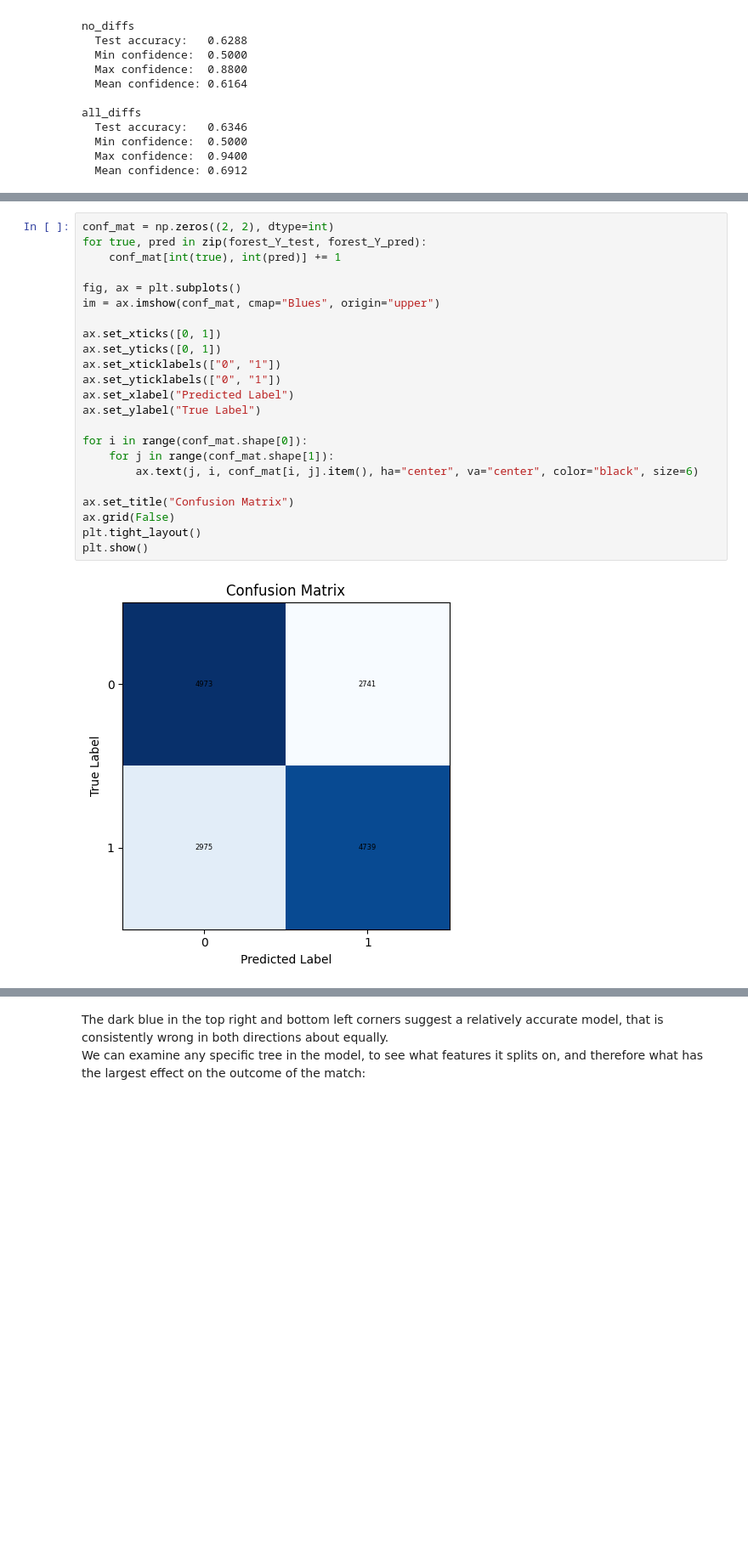
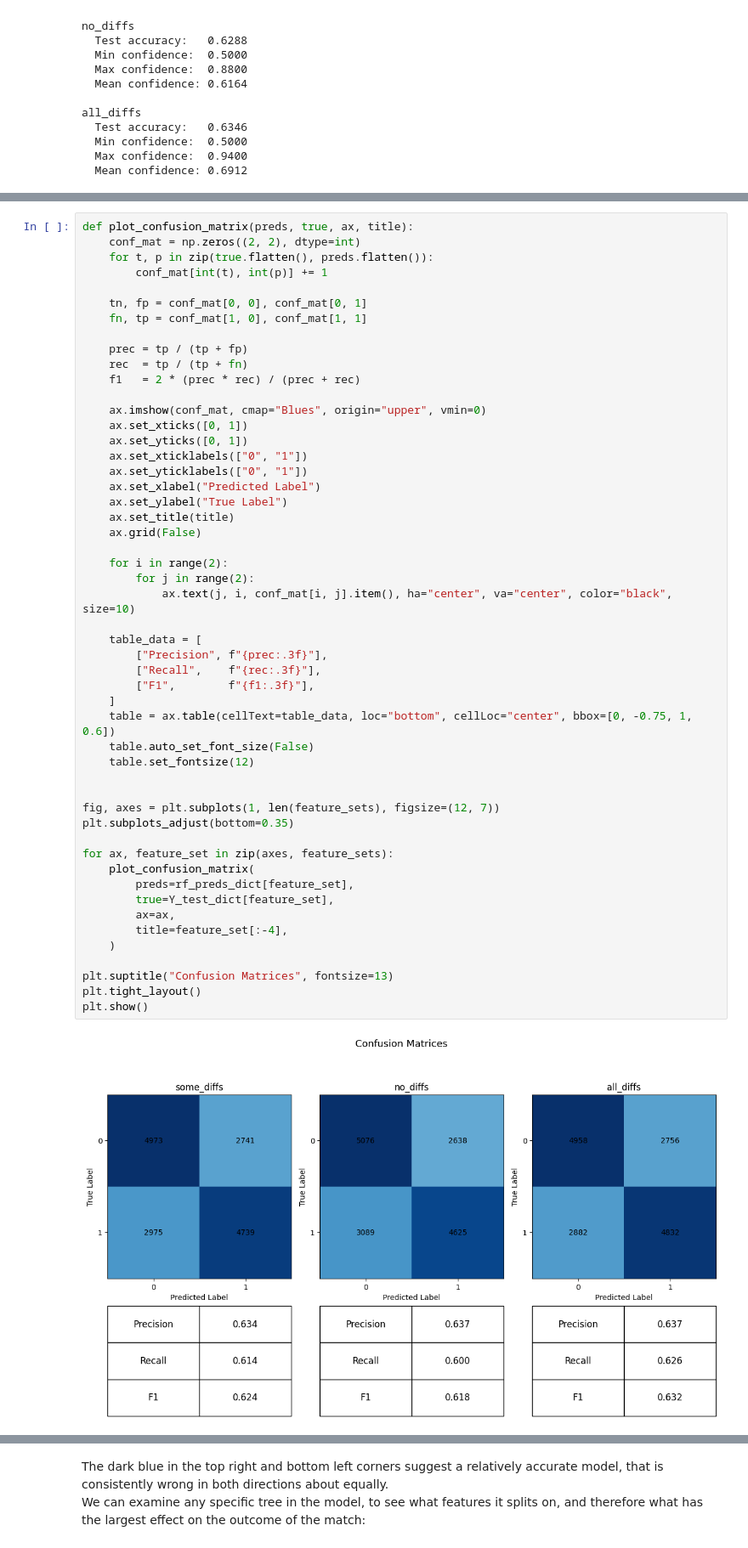
Before and after one commit to CamBitter/RallyRF, a Jupyter notebook: report.ipynb, the cells around one changed output, grey strips where cells are left out. Shown at 85% size. Cells and saved outputs as stored; diff of their text form; blank space fills up the shorter version.

```diff
--- a/report.ipynb
+++ b/report.ipynb
@@ -690,25 +692,53 @@ Despite these differences though, these models essentially all have the same tes
 # %%
-conf_mat = np.zeros((2, 2), dtype=int)
-for true, pred in zip(forest_Y_test, forest_Y_pred):
-    conf_mat[int(true), int(pred)] += 1
+def plot_confusion_matrix(preds, true, ax, title):
+    conf_mat = np.zeros((2, 2), dtype=int)
+    for t, p in zip(true.flatten(), preds.flatten()):
+        conf_mat[int(t), int(p)] += 1
 
-fig, ax = plt.subplots()
-im = ax.imshow(conf_mat, cmap="Blues", origin="upper")
+    tn, fp = conf_mat[0, 0], conf_mat[0, 1]
+    fn, tp = conf_mat[1, 0], conf_mat[1, 1]
 
-ax.set_xticks([0, 1])
-ax.set_yticks([0, 1])
-ax.set_xticklabels(["0", "1"])
-ax.set_yticklabels(["0", "1"])
-ax.set_xlabel("Predicted Label")
-ax.set_ylabel("True Label")
+    prec = tp / (tp + fp)
+    rec  = tp / (tp + fn)
+    f1   = 2 * (prec * rec) / (prec + rec)
 
-for i in range(conf_mat.shape[0]):
-    for j in range(conf_mat.shape[1]):
-        ax.text(j, i, conf_mat[i, j].item(), ha="center", va="center", color="black", size=6)
+    ax.imshow(conf_mat, cmap="Blues", origin="upper", vmin=0)
+    ax.set_xticks([0, 1])
+    ax.set_yticks([0, 1])
+    ax.set_xticklabels(["0", "1"])
+    ax.set_yticklabels(["0", "1"])
+    ax.set_xlabel("Predicted Label")
+    ax.set_ylabel("True Label")
+    ax.set_title(title)
+    ax.grid(False)
 
-ax.set_title("Confusion Matrix")
-ax.grid(False)
+    for i in range(2):
+        for j in range(2):
+            ax.text(j, i, conf_mat[i, j].item(), ha="center", va="center", color="black", size=10)
+
+    table_data = [
+        ["Precision", f"{prec:.3f}"],
+        ["Recall",    f"{rec:.3f}"],
+        ["F1",        f"{f1:.3f}"],
+    ]
+    table = ax.table(cellText=table_data, loc="bottom", cellLoc="center", bbox=[0, -0.75, 1, 0.6])
+    table.auto_set_font_size(False)
+    table.set_fontsize(12)
+
+
+fig, axes = plt.subplots(1, len(feature_sets), figsize=(12, 7))
+plt.subplots_adjust(bottom=0.35)
+
+for ax, feature_set in zip(axes, feature_sets):
+    plot_confusion_matrix(
+        preds=rf_preds_dict[feature_set],
+        true=Y_test_dict[feature_set],
+        ax=ax,
+        title=feature_set[:-4],
+    )
+
+plt.suptitle("Confusion Matrices", fontsize=13)
 plt.tight_layout()
 plt.show()
 # %% [output]
-[figure, old version]
+[figure, new version]
```
Also changed, not shown: parts of 2 cells of this notebook.
